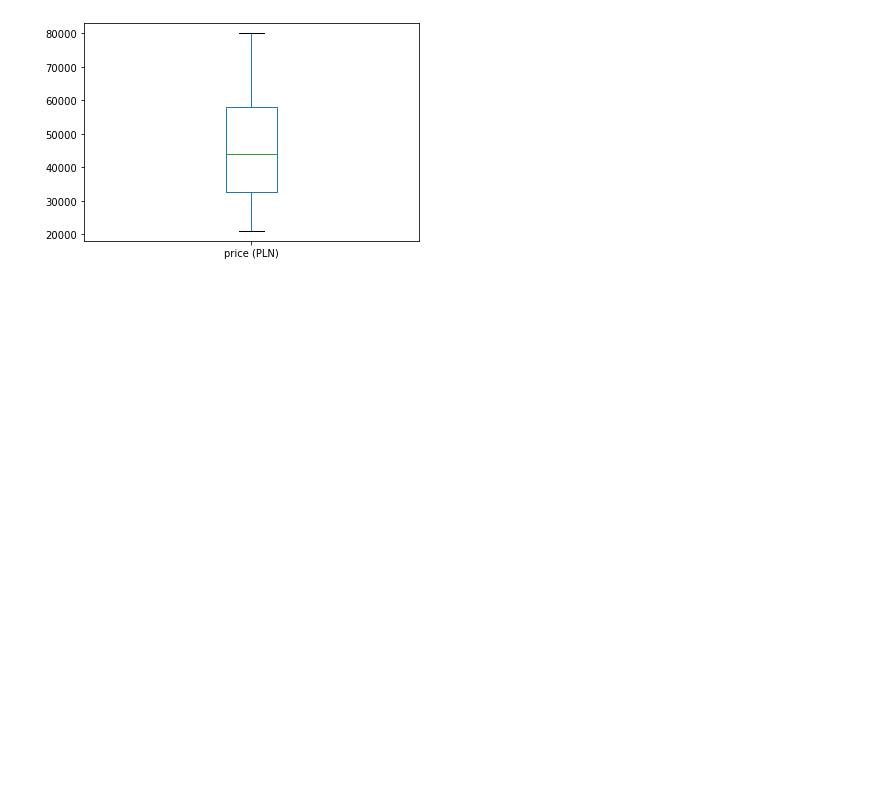
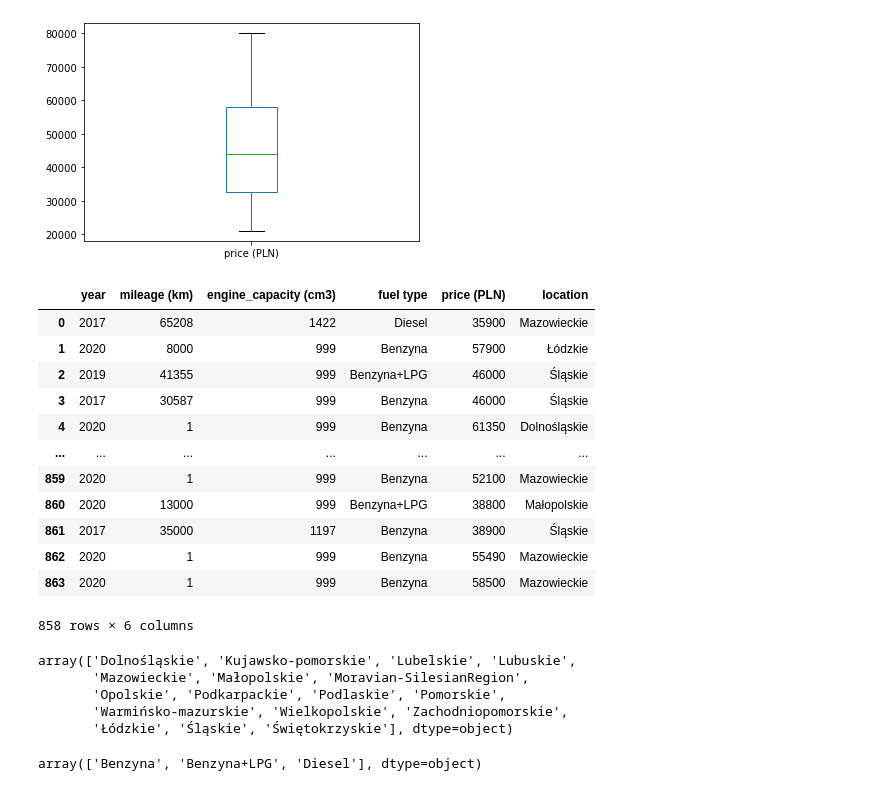
Before and after one commit to winiar93/Skoda-Fabia---analysis-of-sales-offers, a Jupyter notebook: Skoda_fabia_analys.ipynb, the cells around one changed output. Drawn from its saved outputs; the diff is of its cells as text; code cells hidden in the pictures; blank space fills up the shorter version.

```diff
--- a/Skoda_fabia_analys.ipynb
+++ b/Skoda_fabia_analys.ipynb
@@ -239,0 +271,16 @@ pln_filtered.plot.box()
+# %%
+data
+# %% [output]
+|  | year | mileage (km) | engine_capacity (cm3) | fuel type | price (PLN) | location |
+| 0 | 2017 | 65208 | 1422 | Diesel | 35900 | Mazowieckie |
+| 1 | 2020 | 8000 | 999 | Benzyna | 57900 | Łódzkie |
+| 2 | 2019 | 41355 | 999 | Benzyna+LPG | 46000 | Śląskie |
+| 3 | 2017 | 30587 | 999 | Benzyna | 46000 | Śląskie |
+| 4 | 2020 | 1 | 999 | Benzyna | 61350 | Dolnośląskie |
+| ... | ... | ... | ... | ... | ... | ... |
+| 859 | 2020 | 1 | 999 | Benzyna | 52100 | Mazowieckie |
+| 860 | 2020 | 13000 | 999 | Benzyna+LPG | 38800 | Małopolskie |
+| 861 | 2017 | 35000 | 1197 | Benzyna | 38900 | Śląskie |
+| 862 | 2020 | 1 | 999 | Benzyna | 55490 | Mazowieckie |
+| 863 | 2020 | 1 | 999 | Benzyna | 58500 | Mazowieckie |
+858 rows × 6 columns
@@ -239,0 +290,8 @@ pln_filtered.plot.box()
+# %%
+le.classes_
+# %% [output]
+array(['Dolnośląskie', 'Kujawsko-pomorskie', 'Lubelskie', 'Lubuskie',
+       'Mazowieckie', 'Małopolskie', 'Moravian-SilesianRegion',
+       'Opolskie', 'Podkarpackie', 'Podlaskie', 'Pomorskie',
+       'Warmińsko-mazurskie', 'Wielkopolskie', 'Zachodniopomorskie',
+       'Łódzkie', 'Śląskie', 'Świętokrzyskie'], dtype=object)
@@ -239,0 +301,4 @@ pln_filtered.plot.box()
+# %%
+le2.classes_
+# %% [output]
+array(['Benzyna', 'Benzyna+LPG', 'Diesel'], dtype=object)
```
Also changed, not shown: parts of 24 cells of this notebook.
